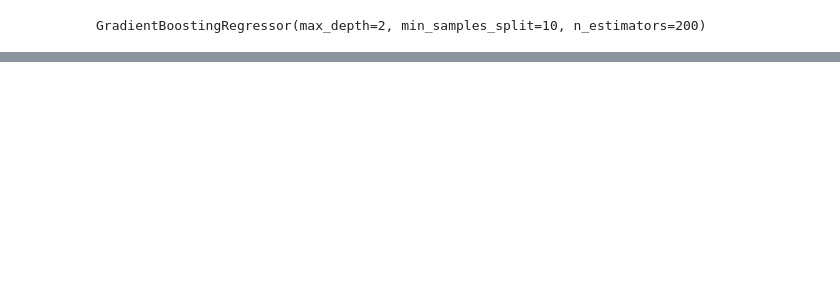
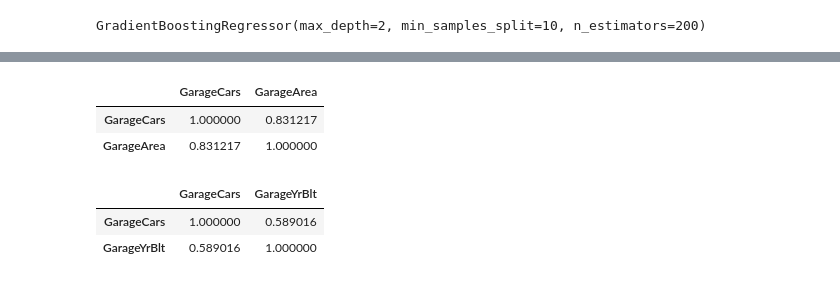
Before and after one commit to sperng/kaggle_house_prices, a Jupyter notebook: house_prices_competition.ipynb, the cells around one changed output, grey strips where cells are left out. Drawn from its saved outputs; the diff is of its cells as text; code cells hidden in the pictures; blank space fills up the shorter version.

```diff
--- a/house_prices_competition.ipynb
+++ b/house_prices_competition.ipynb
@@ -553,0 +596,14 @@ xgb = XGBRegressor(n_estimators = 200, min_child_weight = 3, max_depth = 4, lear
+# %%
+#drop GarageArea from analysis
+df[['GarageCars','GarageArea']].corr()
+# %% [output]
+|  | GarageCars | GarageArea |
+| GarageCars | 1.000000 | 0.831217 |
+| GarageArea | 0.831217 | 1.000000 |
+# %%
+#
+df[['GarageCars','GarageYrBlt']].corr()
+# %% [output]
+|  | GarageCars | GarageYrBlt |
+| GarageCars | 1.000000 | 0.589016 |
+| GarageYrBlt | 0.589016 | 1.000000 |
```
Also changed, not shown: parts of 28 cells of this notebook.
